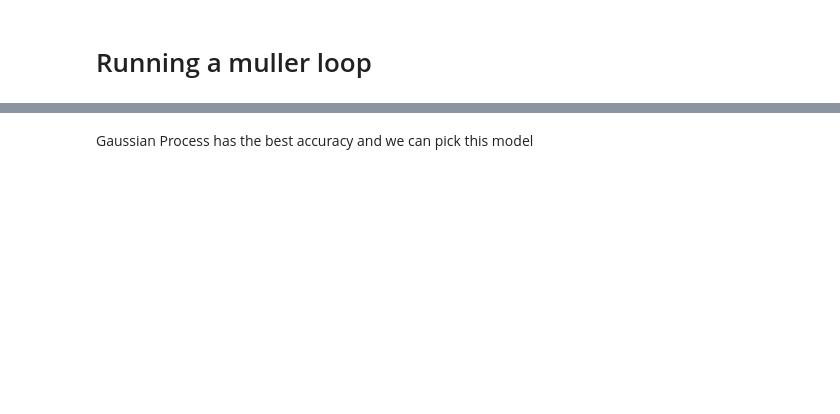
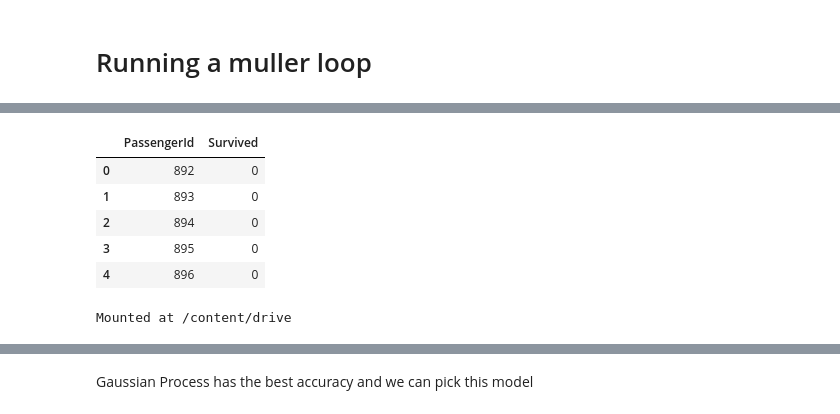
Before and after one commit to arpithagurumurthy/Project_Titanic, a Jupyter notebook: Titanic_Data.ipynb, the cells around one changed output, grey strips where cells are left out. Saved outputs shown, nothing was run; the diff lists cells and outputs as text; code cells hidden in the pictures; blank space fills up the shorter version.

Commit message:
Latest notebook and submission

```diff
--- a/Titanic_Data.ipynb
+++ b/Titanic_Data.ipynb
@@ -344,0 +425,8 @@ df_compare_muller
+# %%
+test_titanic_df = StandardScaler().fit_transform(test_titanic_df)
+# %%
+titanic_df_submission = pd.read_csv('test.csv')
+# %%
+titanic_model = pickle.load( open( "titanic_model.sav", "rb" ) )
+titanic_preds = titanic_model.predict(test_titanic_df)
+print(titanic_preds)
@@ -344,0 +446,11 @@ df_compare_muller
+# %%
+titanic_df_submission['Survived'] = titanic_preds
+titanic_df_submission = titanic_df_submission[['PassengerId','Survived']]
+titanic_df_submission.head(5)
+# %% [output]
+|  | PassengerId | Survived |
+| 0 | 892 | 0 |
+| 1 | 893 | 0 |
+| 2 | 894 | 0 |
+| 3 | 895 | 0 |
+| 4 | 896 | 0 |
@@ -344,0 +459,5 @@ df_compare_muller
+# %%
+from google.colab import drive
+drive.mount('/content/drive')
+# %% [output]
+Mounted at /content/drive
```
Also changed, not shown: parts of 21 cells of this notebook, 1 other file.
